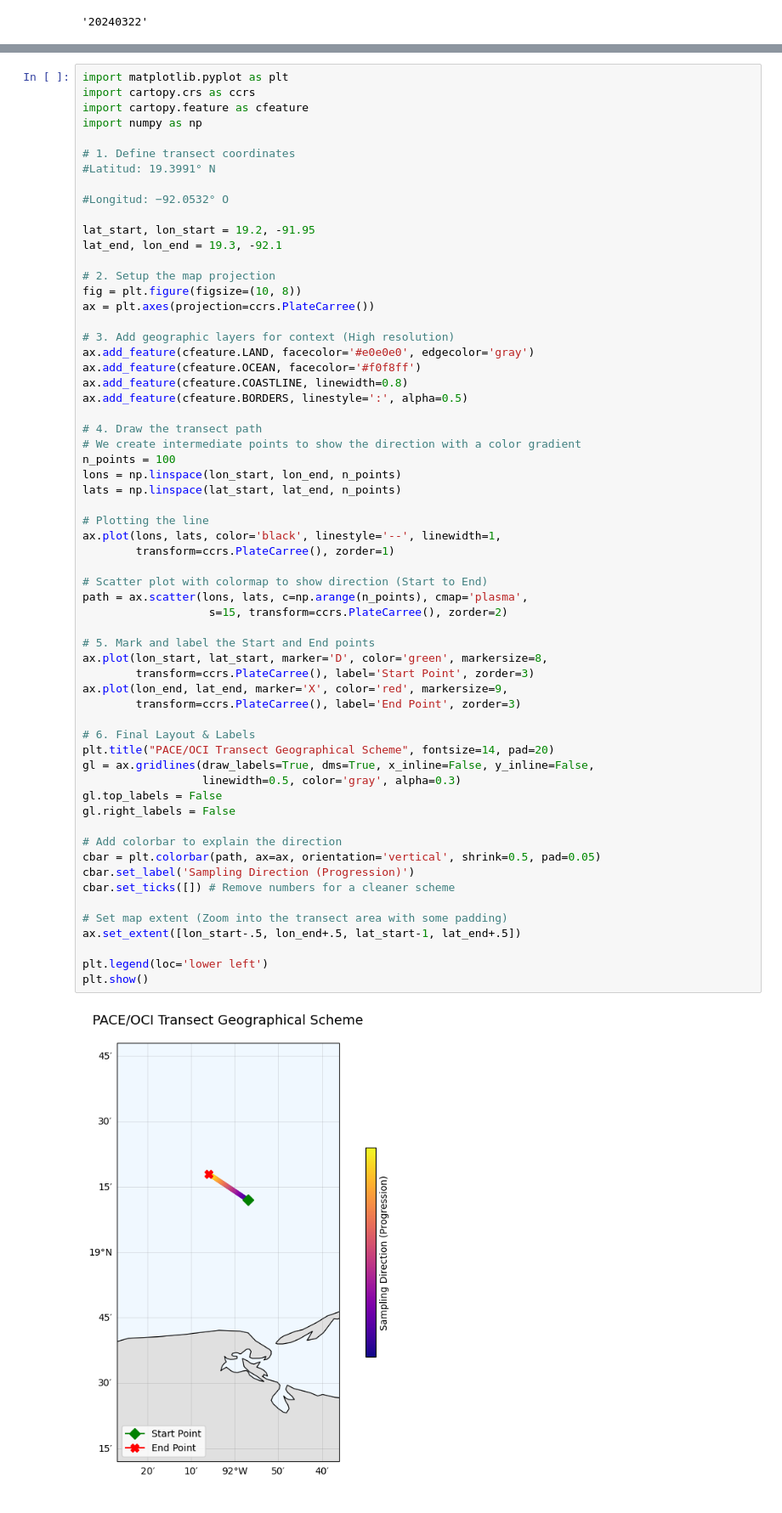
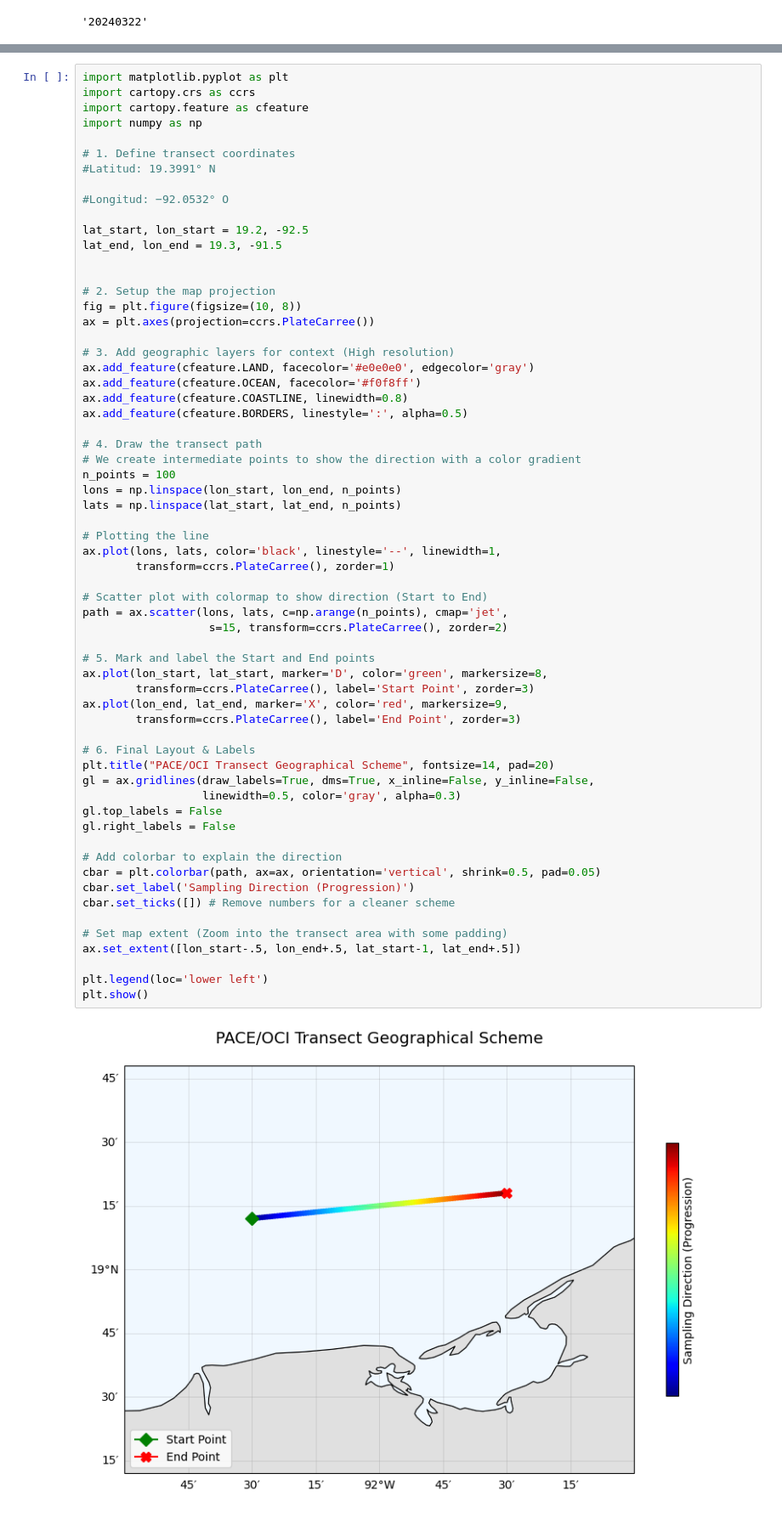
Before and after one commit to fish-pace/2026-proj-oil-spills, a Jupyter notebook: contributor_folders/santiago/data_acquisition.ipynb, the cells around one changed output, grey strips where cells are left out. Shown at 85% size. Cells and saved outputs as stored; diff of their text form.

```diff
--- a/contributor_folders/santiago/data_acquisition.ipynb
+++ b/contributor_folders/santiago/data_acquisition.ipynb
@@ -248,8 +264,9 @@ import numpy as np
 
 #Longitud: −92.0532° O
 
-lat_start, lon_start = 19.2, -91.95
-lat_end, lon_end = 19.3, -92.1
+lat_start, lon_start = 19.2, -92.5
+lat_end, lon_end = 19.3, -91.5
+
 
 # 2. Setup the map projection
 fig = plt.figure(figsize=(10, 8))
@@ -271,33 +288,33 @@ lats = np.linspace(lat_start, lat_end, n_points)
 ax.plot(lons, lats, color='black', linestyle='--', linewidth=1,
         transform=ccrs.PlateCarree(), zorder=1)
 
 # Scatter plot with colormap to show direction (Start to End)
-path = ax.scatter(lons, lats, c=np.arange(n_points), cmap='plasma',
+path = ax.scatter(lons, lats, c=np.arange(n_points), cmap='jet',
                    s=15, transform=ccrs.PlateCarree(), zorder=2)
 
 # 5. Mark and label the Start and End points
 ax.plot(lon_start, lat_start, marker='D', color='green', markersize=8,
         transform=ccrs.PlateCarree(), label='Start Point', zorder=3)
 ax.plot(lon_end, lat_end, marker='X', color='red', markersize=9,
         transform=ccrs.PlateCarree(), label='End Point', zorder=3)
 
 # 6. Final Layout & Labels
 plt.title("PACE/OCI Transect Geographical Scheme", fontsize=14, pad=20)
 gl = ax.gridlines(draw_labels=True, dms=True, x_inline=False, y_inline=False,
                   linewidth=0.5, color='gray', alpha=0.3)
 gl.top_labels = False
 gl.right_labels = False
 
 # Add colorbar to explain the direction
 cbar = plt.colorbar(path, ax=ax, orientation='vertical', shrink=0.5, pad=0.05)
 cbar.set_label('Sampling Direction (Progression)')
 cbar.set_ticks([]) # Remove numbers for a cleaner scheme
 
 # Set map extent (Zoom into the transect area with some padding)
 ax.set_extent([lon_start-.5, lon_end+.5, lat_start-1, lat_end+.5])
 
 plt.legend(loc='lower left')
 plt.show()
 # %% [output]
-[figure, old version]
+[figure, new version]
 # %%
```
Also changed, not shown: parts of 12 cells of this notebook, 1 other file.
